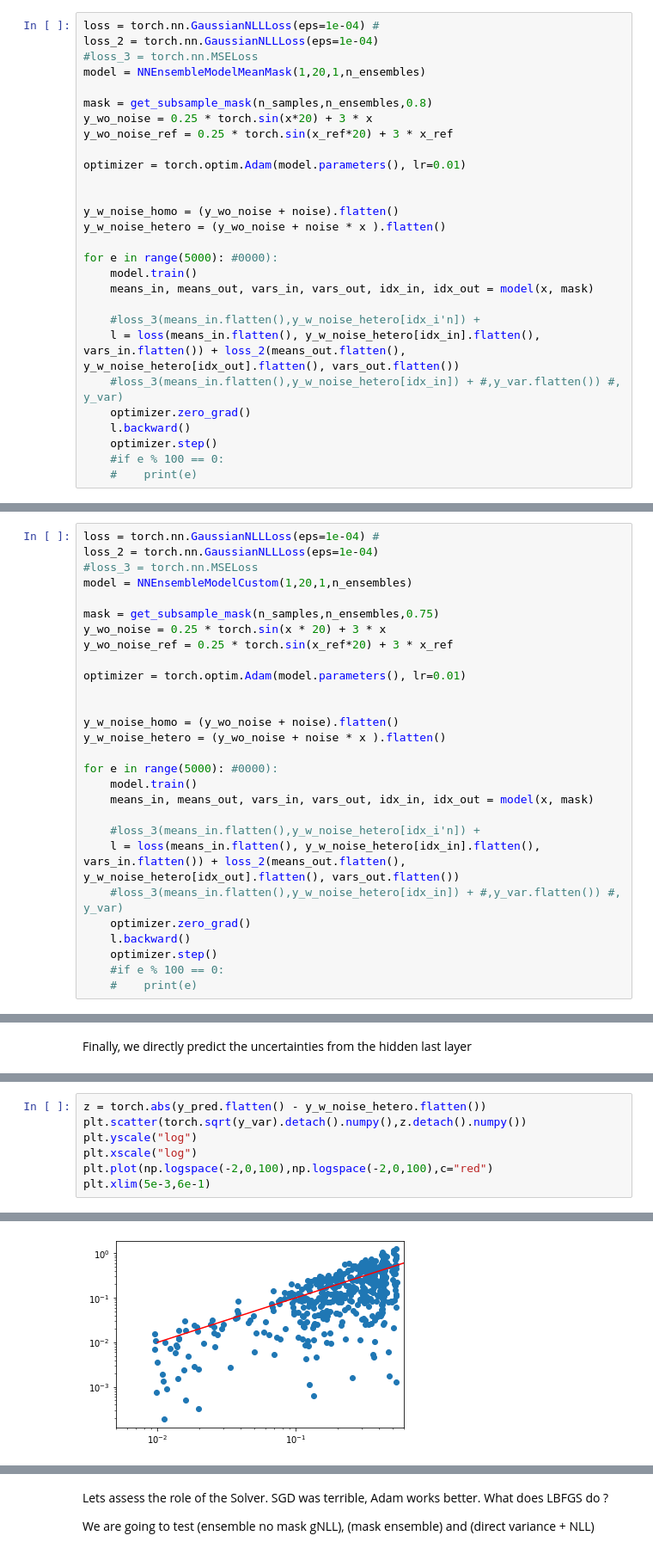
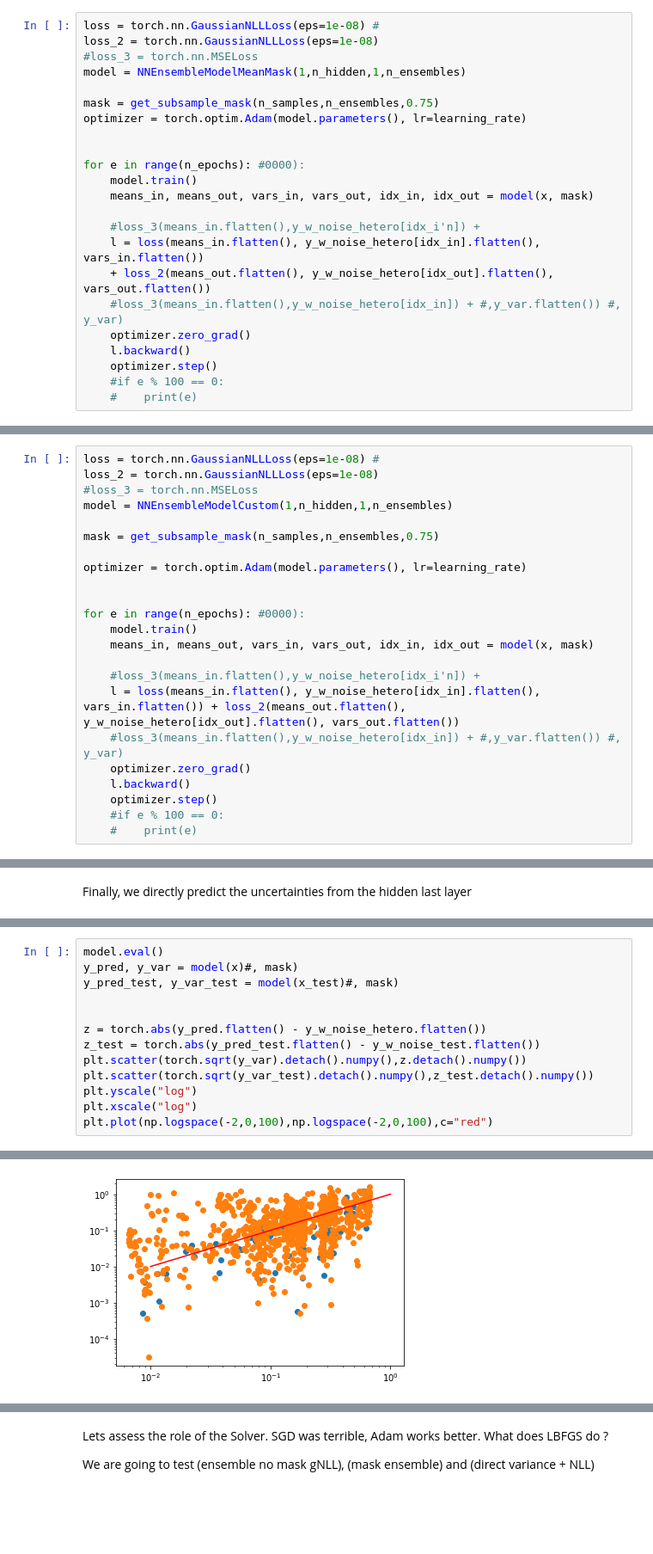
Before and after one commit to Luthaf/alchemical-learning, a Jupyter notebook: ensemble_losses.ipynb, the cells around one changed output, grey strips where cells are left out. Shown at 86% size. Saved outputs shown, nothing was run; the diff lists cells and outputs as text; blank space fills up the shorter version.

```diff
--- a/ensemble_losses.ipynb
+++ b/ensemble_losses.ipynb
@@ -936,27 +1084,22 @@ Lets do the optimization with masks during training ($p_{in} = 0.75 $) - No opti
 here comes the problem: if we set the subsample probability to 1. then the behaviour is nearly the same to the trivial ensemble masking
 already if the mask probability is 0.9 (0.1 - masked) then everything becomes shit
 # %%
-loss = torch.nn.GaussianNLLLoss(eps=1e-04) #
-loss_2 = torch.nn.GaussianNLLLoss(eps=1e-04)
+loss = torch.nn.GaussianNLLLoss(eps=1e-08) #
+loss_2 = torch.nn.GaussianNLLLoss(eps=1e-08)
 #loss_3 = torch.nn.MSELoss
-model = NNEnsembleModelMeanMask(1,20,1,n_ensembles)
+model = NNEnsembleModelMeanMask(1,n_hidden,1,n_ensembles)
 
-mask = get_subsample_mask(n_samples,n_ensembles,0.8)
-y_wo_noise = 0.25 * torch.sin(x*20) + 3 * x
-y_wo_noise_ref = 0.25 * torch.sin(x_ref*20) + 3 * x_ref
-
-optimizer = torch.optim.Adam(model.parameters(), lr=0.01)
+mask = get_subsample_mask(n_samples,n_ensembles,0.75)
+optimizer = torch.optim.Adam(model.parameters(), lr=learning_rate)
 
 
-y_w_noise_homo = (y_wo_noise + noise).flatten()
-y_w_noise_hetero = (y_wo_noise + noise * x ).flatten()
-
-for e in range(5000): #0000):
+for e in range(n_epochs): #0000):
     model.train()
     means_in, means_out, vars_in, vars_out, idx_in, idx_out = model(x, mask)
 
     #loss_3(means_in.flatten(),y_w_noise_hetero[idx_i'n]) +
-    l = loss(means_in.flatten(), y_w_noise_hetero[idx_in].flatten(), vars_in.flatten()) + loss_2(means_out.flatten(), y_w_noise_hetero[idx_out].flatten(), vars_out.flatten())
+    l = loss(means_in.flatten(), y_w_noise_hetero[idx_in].flatten(), vars_in.flatten())
+    + loss_2(means_out.flatten(), y_w_noise_hetero[idx_out].flatten(), vars_out.flatten())
     #loss_3(means_in.flatten(),y_w_noise_hetero[idx_in]) + #,y_var.flatten()) #, y_var)
     optimizer.zero_grad()
     l.backward()
@@ -995,22 +1157,17 @@ tensor(33.6615, grad_fn=<MulBackward0>)
 # %% [markdown]
 Lets do the optimization with masks during training ($p_{in} = 0.75 $)
 # %%
-loss = torch.nn.GaussianNLLLoss(eps=1e-04) #
-loss_2 = torch.nn.GaussianNLLLoss(eps=1e-04)
+loss = torch.nn.GaussianNLLLoss(eps=1e-08) #
+loss_2 = torch.nn.GaussianNLLLoss(eps=1e-08)
 #loss_3 = torch.nn.MSELoss
-model = NNEnsembleModelCustom(1,20,1,n_ensembles)
+model = NNEnsembleModelCustom(1,n_hidden,1,n_ensembles)
 
 mask = get_subsample_mask(n_samples,n_ensembles,0.75)
-y_wo_noise = 0.25 * torch.sin(x * 20) + 3 * x
-y_wo_noise_ref = 0.25 * torch.sin(x_ref*20) + 3 * x_ref
 
-optimizer = torch.optim.Adam(model.parameters(), lr=0.01)
+optimizer = torch.optim.Adam(model.parameters(), lr=learning_rate)
 
 
-y_w_noise_homo = (y_wo_noise + noise).flatten()
-y_w_noise_hetero = (y_wo_noise + noise * x ).flatten()
-
-for e in range(5000): #0000):
+for e in range(n_epochs): #0000):
     model.train()
     means_in, means_out, vars_in, vars_out, idx_in, idx_out = model(x, mask)
 
@@ -1249,8 +1495,14 @@ plt.scatter(x,y_w_noise_hetero,s=0.5)
 # %%
+model.eval()
+y_pred, y_var = model(x)#, mask)
+y_pred_test, y_var_test = model(x_test)#, mask)
+
+
 z = torch.abs(y_pred.flatten() - y_w_noise_hetero.flatten())
+z_test = torch.abs(y_pred_test.flatten() - y_w_noise_test.flatten())
 plt.scatter(torch.sqrt(y_var).detach().numpy(),z.detach().numpy())
+plt.scatter(torch.sqrt(y_var_test).detach().numpy(),z_test.detach().numpy())
 plt.yscale("log")
 plt.xscale("log")
 plt.plot(np.logspace(-2,0,100),np.logspace(-2,0,100),c="red")
-plt.xlim(5e-3,6e-1)
 # %% [output]
@@ -1258 +1510 @@ plt.xlim(5e-3,6e-1)
-[figure, old version]
+[figure, new version]
```
Also changed, not shown: parts of 135 cells of this notebook.
